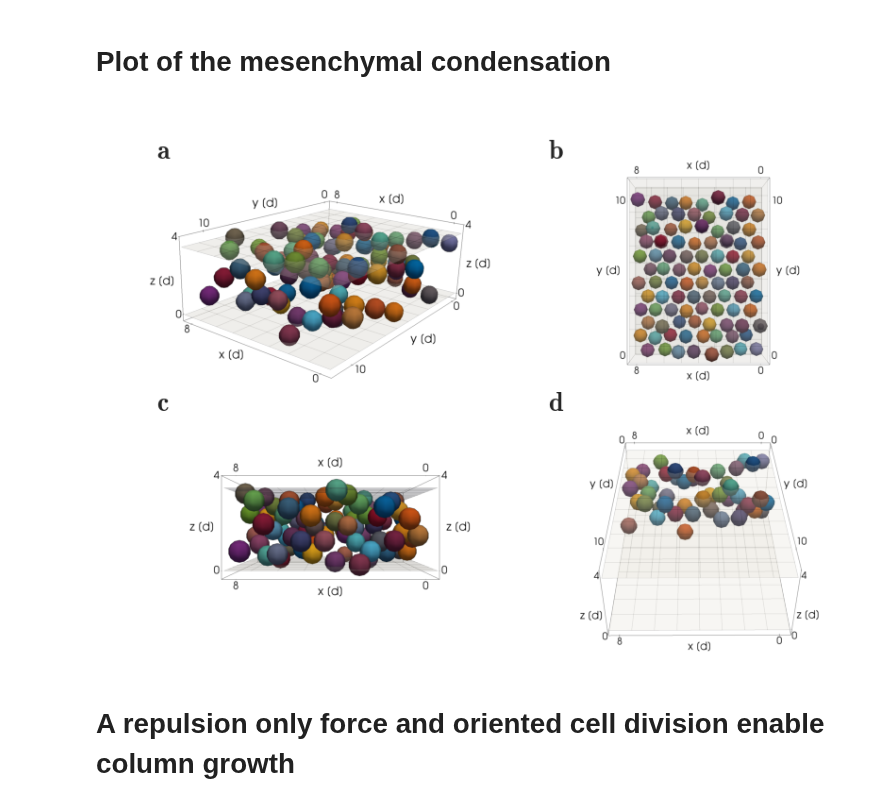
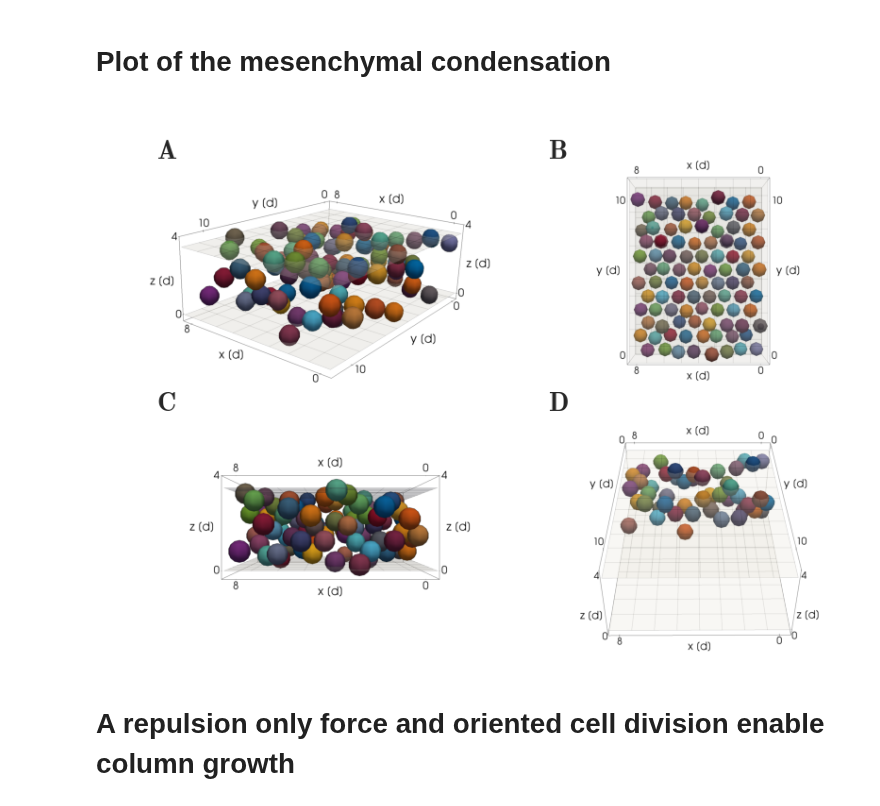
Before and after one commit to somathias/CartilageCBM, a Jupyter notebook: experiments/exp-mesenchymal_condensation.ipynb, the cells around one changed output. Cells and saved outputs as stored; diff of their text form; code cells hidden in the pictures.

```diff
--- a/experiments/exp-mesenchymal_condensation.ipynb
+++ b/experiments/exp-mesenchymal_condensation.ipynb
@@ -121,38 +121,39 @@ initial = initial[150:-150, 480:-480]
 ax1.imshow(initial)
 #ax1.grid(False)
 ax1.axis('off')
-ax1.annotate(r'$\bf a$', (0.08, 0.9), xycoords='figure fraction', fontsize=28)
+ax1.annotate(r'$\bf A$', (0.08, 0.9), xycoords='figure fraction', fontsize=28)
 
 xy = mpimg.imread('data/plots_manual/initial_mesenchymal_condensation_xy.png')
 #crop
 xy = xy[50:-50, 600:-600]
 ax2.imshow(xy)
 #ax1.grid(False)
 ax2.axis('off')
 #ax2.set_title(r'$\bf b$', loc='left', fontsize=28)
-ax2.annotate(r'$\bf b$', (0.6, 0.9), xycoords='figure fraction', fontsize=28)
+ax2.annotate(r'$\bf B$', (0.6, 0.9), xycoords='figure fraction', fontsize=28)
 
 xz = mpimg.imread('data/plots_manual/initial_mesenchymal_condensation_xz.png')
 #crop
 xz = xz[150:-150, 480:-480]
 ax3.imshow(xz)
 #ax1.grid(False)
 ax3.axis('off')
 #ax3.set_title(r'$\bf c$', loc='left', fontsize=28)
-ax3.annotate(r'$\bf c$', (0.08, 0.45), xycoords='figure fraction', fontsize=28)
+ax3.annotate(r'$\bf C$', (0.08, 0.45), xycoords='figure fraction', fontsize=28)
 
 th = mpimg.imread('data/plots_manual/initial_mesenchymal_condensation_view2_threshold.png')
 #crop
 th = th[50:-50, 600:-600]
 ax4.imshow(th)
 #ax1.grid(False)
 ax4.axis('off')
 #ax4.set_title(r'$\bf d$', loc='left', fontsize=28)
-ax4.annotate(r'$\bf d$', (0.6, 0.45), xycoords='figure fraction', fontsize=28)
+ax4.annotate(r'$\bf D$', (0.6, 0.45), xycoords='figure fraction', fontsize=28)
 
 plt.savefig(path_to_plots+'mesenchymal_condensation.pdf', bbox_inches='tight', dpi=600)
+plt.savefig(path_to_plots+'Fig3.pdf', bbox_inches='tight', dpi=600)
 # %% [output]
-[figure, old version]
+[figure, new version]
 # %% [markdown]
 # A repulsion only force and oriented cell division enable column growth
 # %% [markdown]
```
Also changed, not shown: parts of 6 cells of this notebook, 2 other files.
